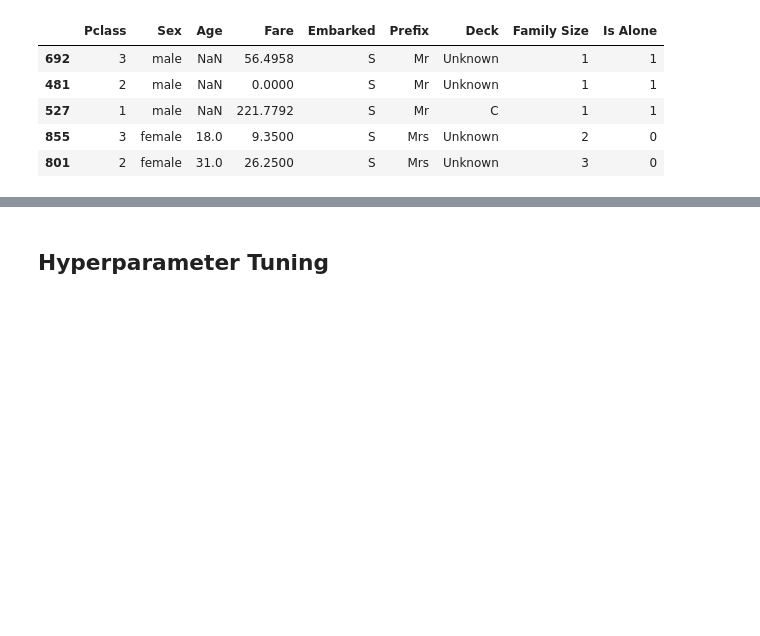
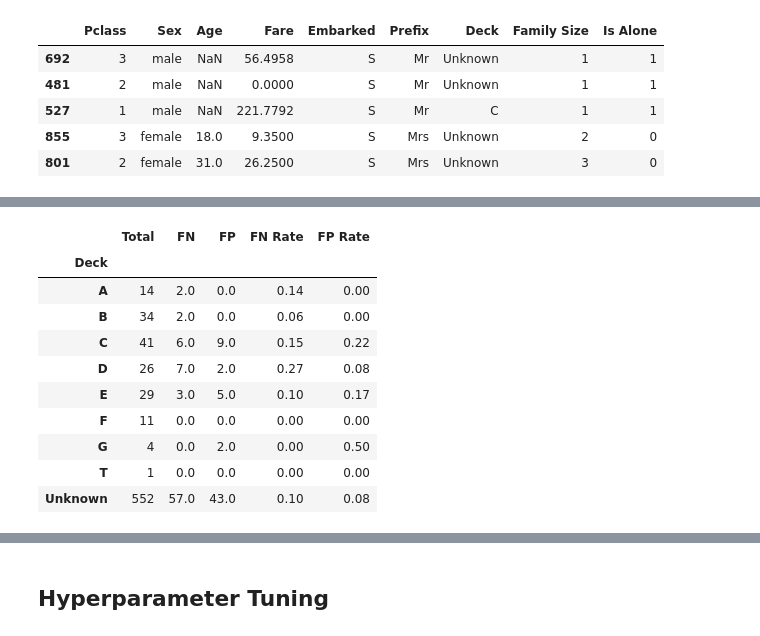
Before and after one commit to neckpuck/titanic-survival-prediction, a Jupyter notebook: notebook/titanic-survival-prediction.ipynb, the cells around one changed output, grey strips where cells are left out. Cells and saved outputs as stored; diff of their text form; code cells hidden in the pictures; blank space fills up the shorter version.

```diff
--- a/notebook/titanic-survival-prediction.ipynb
+++ b/notebook/titanic-survival-prediction.ipynb
@@ -751,0 +745,14 @@ Name: count, dtype: int64
+# %%
+error_rate_by_group(train_titanic_eng, "Deck", train_labels_titanic, preds_rf)
+# %% [output]
+|  | Total | FN | FP | FN Rate | FP Rate |
+| Deck |  |  |  |  |  |
+| A | 14 | 2.0 | 0.0 | 0.14 | 0.00 |
+| B | 34 | 2.0 | 0.0 | 0.06 | 0.00 |
+| C | 41 | 6.0 | 9.0 | 0.15 | 0.22 |
+| D | 26 | 7.0 | 2.0 | 0.27 | 0.08 |
+| E | 29 | 3.0 | 5.0 | 0.10 | 0.17 |
+| F | 11 | 0.0 | 0.0 | 0.00 | 0.00 |
+| G | 4 | 0.0 | 2.0 | 0.00 | 0.50 |
+| T | 1 | 0.0 | 0.0 | 0.00 | 0.00 |
+| Unknown | 552 | 57.0 | 43.0 | 0.10 | 0.08 |
```
Also changed, not shown: parts of 63 cells of this notebook.
